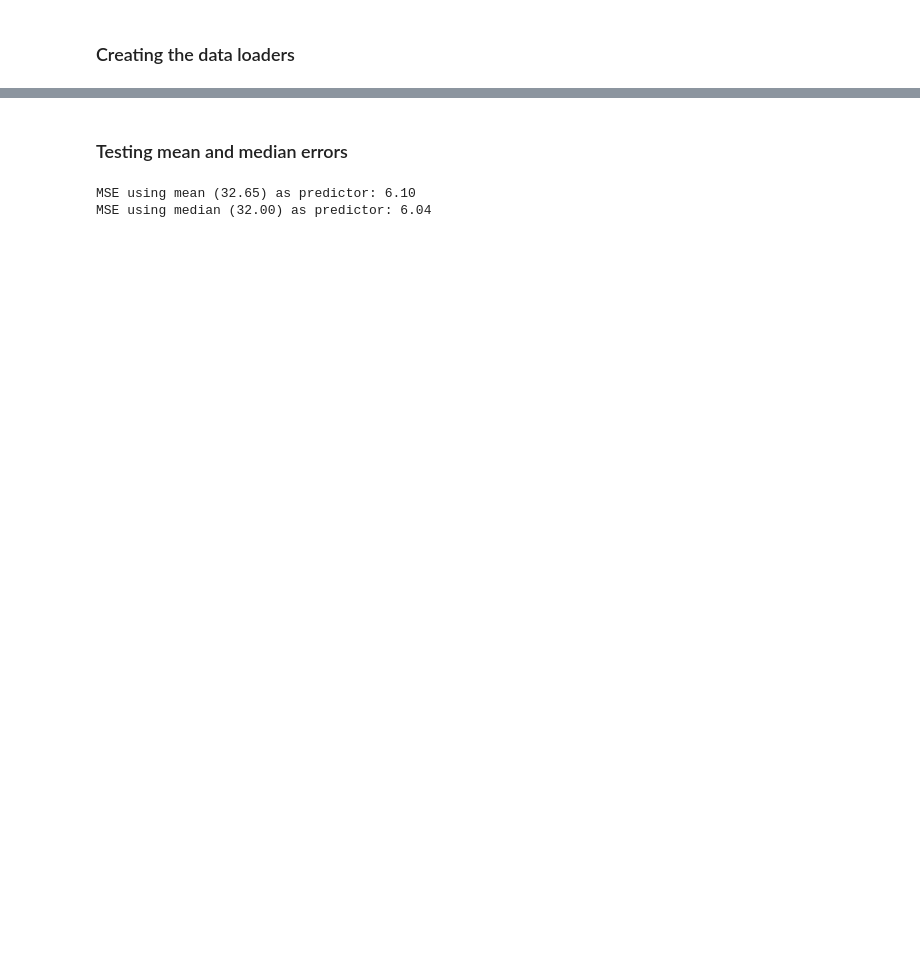
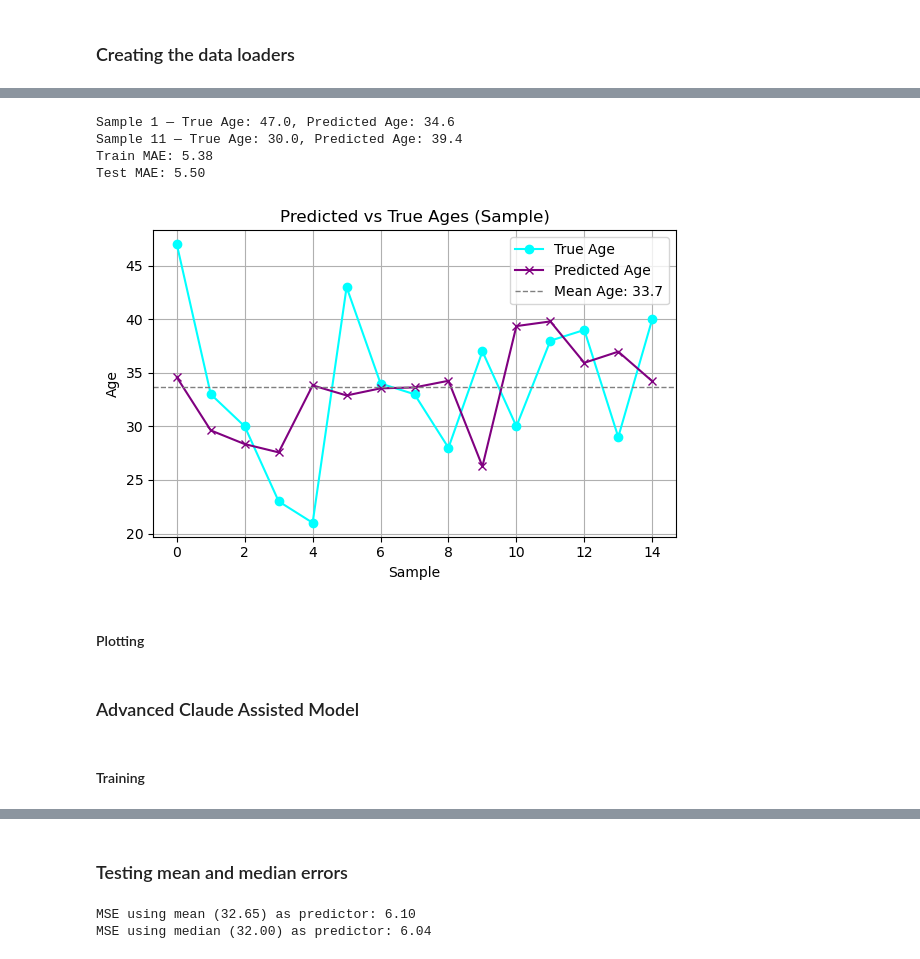
Before and after one commit to shpingus/OkCupidAnalysis, a Jupyter notebook: Playing with Database.ipynb, the cells around one changed output, grey strips where cells are left out. Cells and saved outputs as stored; diff of their text form; code cells hidden in the pictures; blank space fills up the shorter version.

```diff
--- a/Playing with Database.ipynb
+++ b/Playing with Database.ipynb
@@ -232 +451,38 @@ Name: d_age, Length: 5198, dtype: float64
+# %%
+def plot_model_performance(model):
+    from matplotlib import pyplot as plt
+    from sklearn.metrics import mean_absolute_error as mae
+
+    model.eval()
+    with torch.no_grad():
+        train_preds = model.predict(X_train.values)
+        test_preds = model.predict(X_test.values)
+
+    train_mae = mae(y_train.values, train_preds)
+    test_mae = mae(y_test.values, test_preds)
+
+    sample_X = X_test.sample(15, random_state=69)
+    sample_true_ages = y_test.loc[sample_X.index].values
+    model.eval()
+    with torch.no_grad():
+        outputs = model.predict(sample_X.values)
+    for i, (true_age, pred_age) in enumerate(zip(sample_true_ages, outputs)):
+        if i % 10 == 0:
+            print(f"Sample {i + 1} — True Age: {true_age:.1f}, Predicted Age: {pred_age:.1f}")
+
+    print(f"Train MAE: {train_mae:.2f}")
+    print(f"Test MAE: {test_mae:.2f}")
+
+    plt.figure(figsize=(6, 4))
+    plt.plot(sample_true_ages, label='True Age', marker='o', color='cyaN')
+    plt.plot(outputs, label='Predicted Age', marker='x', color='purple')
+    plt.axhline(sample_true_ages.mean(), color='gray', linestyle='--', linewidth=1,
+                label=f'Mean Age: {sample_true_ages.mean():.1f}')
+    plt.title('Predicted vs True Ages (Sample)')
+    plt.legend()
+    plt.xlabel('Sample')
+    plt.ylabel('Age')
+    plt.grid(True)
+    plt.tight_layout()
+    plt.show()
 # %% [markdown]
@@ -268,0 +585,12 @@ class AgePredictor(nn.Module):
+# %%
+plot_model_performance(model)
+# %% [output]
+Sample 1 — True Age: 47.0, Predicted Age: 34.6
+Sample 11 — True Age: 30.0, Predicted Age: 39.4
+Train MAE: 5.38
+Test MAE: 5.50
+[figure, added]
+# %% [markdown]
+#### Plotting
+# %% [markdown]
+### Advanced Claude Assisted Model
@@ -268,0 +656,2 @@ class AgePredictor(nn.Module):
+# %% [markdown]
+#### Training
```
Also changed, not shown: parts of 28 cells of this notebook.
